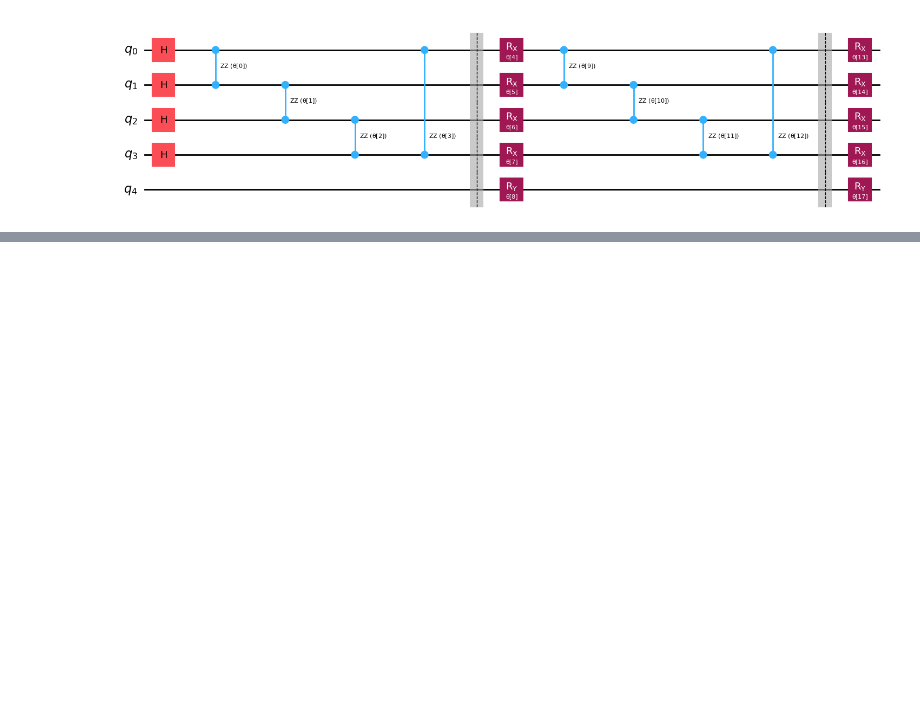
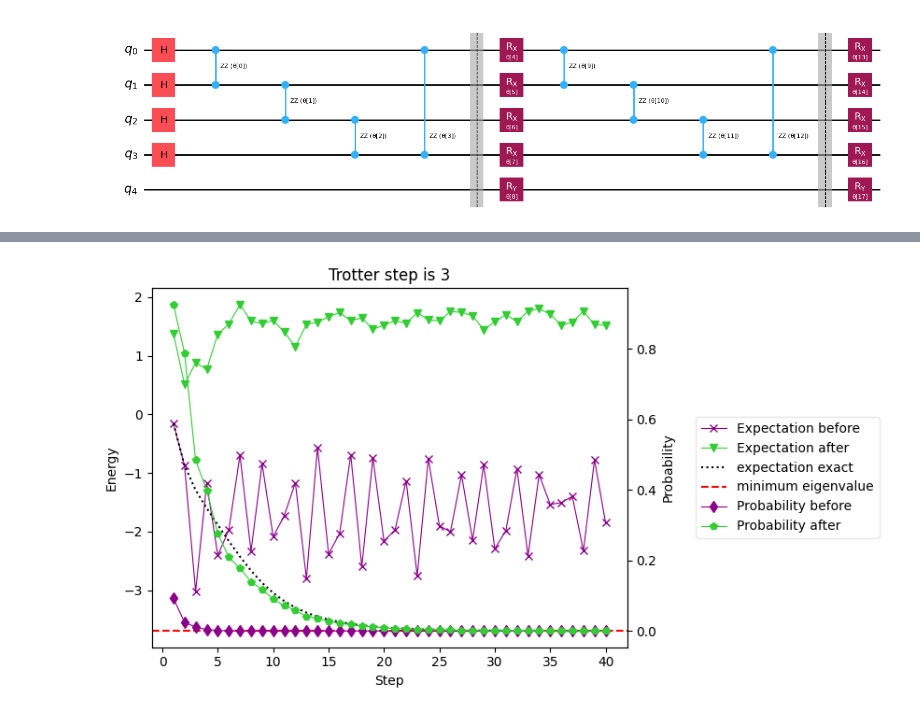
Before and after one commit to schauu/vqe_U, a Jupyter notebook: TrotterQRTE/vqe+cosine filter.ipynb, the cells around one changed output, grey strips where cells are left out. Saved outputs shown, nothing was run; the diff lists cells and outputs as text; code cells hidden in the pictures; blank space fills up the shorter version.

```diff
--- a/TrotterQRTE/vqe+cosine filter.ipynb
+++ b/TrotterQRTE/vqe+cosine filter.ipynb
@@ -567,0 +513,48 @@ problem.solve()
+# %%
+fig, axes = plt.subplots()
+x = list(range(1, step+1))  # includes initial state
+y1 = result[0]
+y2 = result[1]
+y3 = result[2]
+y4 = result[3]
+axes.plot(
+    x, y1, label="Expectation before", marker="x", c="darkmagenta", ls="-", lw=0.8
+)
+axes.plot(
+    x, y3, label="Expectation after", marker="v", c="limegreen", ls="-", lw=0.8
+)
+#axes.plot(
+#    x, expectation_4, label="Fourth order", marker="v", c="r", ls="-", lw=0.8
+#)
+axes.plot(x, expectation_exact, c="k", ls=":", label="expectation exact")
+horizontal_line_value = emin
+axes.axhline(y=horizontal_line_value, color='r', linestyle='--', label='minimum eigenvalue')
+
+
+axes.set_xticks(np.arange(0, max(x) + 1, 5))
+axes.set_xlabel('Step')
+axes.set_ylabel('Energy')
+axes.set_title('Trotter step is 3')
+
+ax2 = axes.twinx()
+ax2.plot(x, y2, label="Probability before", marker="d", c="darkmagenta", ls="-", lw=0.8)
+ax2.plot(x, y4, label="Probability after", marker="p", c="limegreen", ls="-", lw=0.8)
+#ax2.plot(x, probability_4, label="Fourth order", marker="v", c="r", ls="-", lw=0.8)
+#ax2.plot(x, probability_exact, c="k", ls="-", lw=0.8, label="Exact matrix exponential")
+ax2.set_ylabel('Probability')
+handles1, labels1 = axes.get_legend_handles_labels()
+handles2, labels2 = ax2.get_legend_handles_labels()
+
+# 合并句柄和标签
+all_handles = handles1 + handles2
+all_labels = labels1 + labels2
+legend = fig.legend(
+    all_handles,
+    all_labels,
+    bbox_to_anchor=(1.0, 0.5),
+    loc="center left",
+    framealpha=0.5,
+)
+fig.tight_layout()
+# %% [output]
+[figure, added]
```
Also changed, not shown: parts of 7 cells of this notebook.
